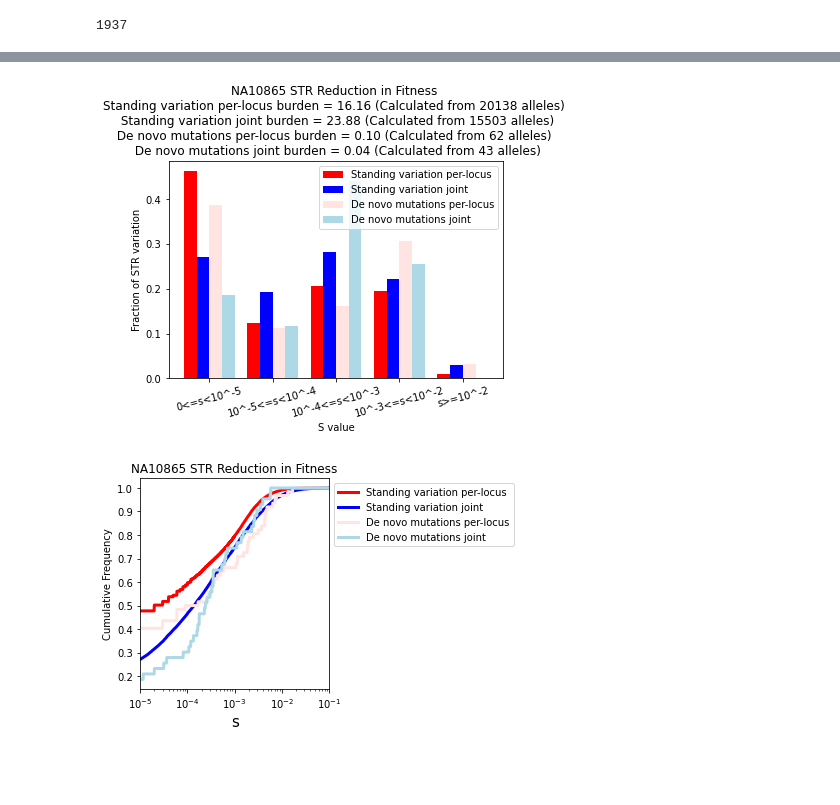
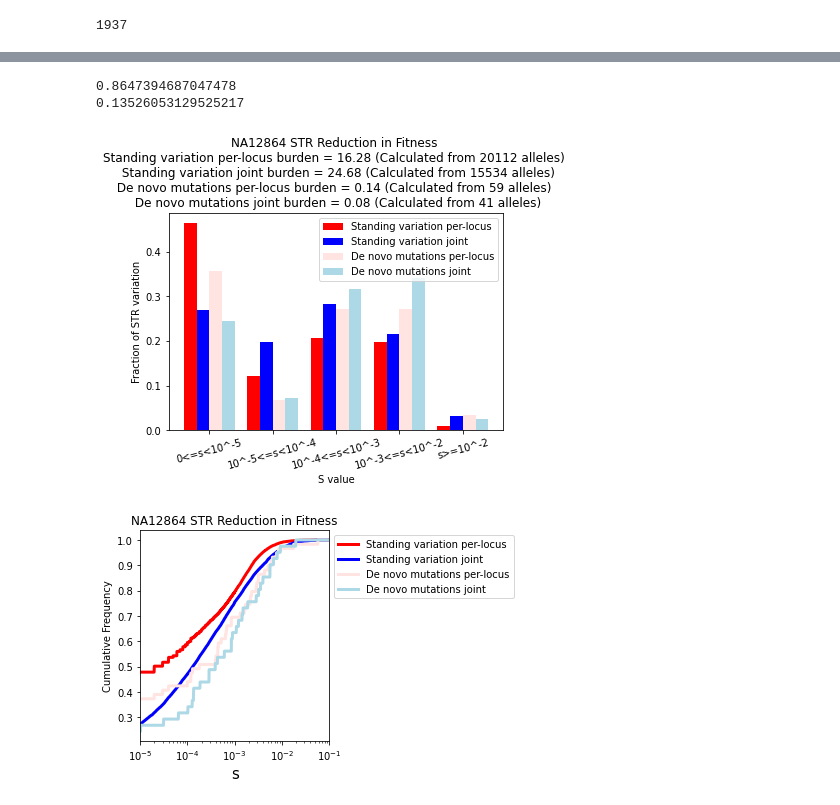
Before and after one commit to BonnieCSE/STRSelection, a Jupyter notebook: figures/Figure4.ipynb, the cells around one changed output, grey strips where cells are left out. Saved outputs shown, nothing was run; the diff lists cells and outputs as text; code cells hidden in the pictures; blank space fills up the shorter version.

Commit message:
update with de novo burden model

```diff
--- a/figures/Figure4.ipynb
+++ b/figures/Figure4.ipynb
@@ -85,7 +88,7 @@ sistr2_scores_file.close()
 #sample = 'NA06986'
 #sample = 'NA06994'
 #sample = 'HG01520'
-sample = 'NA10865' # Change sample name based on the sample you would like to analyze
+sample = 'NA12864' # Change sample name based on the sample you would like to analyze
 
 # Calculate burden from standing variation
 sample_info_file = open('/storage/BonnieH/selection_project/1000genomes/euro_allele_freqs/' + sample + '_filt.txt', 'r')
@@ -196,7 +199,7 @@ print(count_na)
 # Calculate burden from de novo mutations
 if calc_de_novo == True:
     sample_info_file = open('/storage/BonnieH/selection_project/1000genomes/euro_allele_freqs/' + sample+'_de_novos_sort_filt.txt', 'r')
-    sistr_scores_file = open('/storage/BonnieH/selection_project/1000genomes/euro_allele_freqs/SISTR_scores_non_intergenic_%s.txt'%(sample), 'r') #SISTR_per_locus_scores.txt
+    sistr_scores_file = open('/storage/BonnieH/selection_project/1000genomes/euro_allele_freqs/1kg_sistr_scores_non_intergenic_%s.txt'%(sample), 'r') #SISTR_per_locus_scores.txt
     sample_info_file.readline()
     sistr_scores_file.readline()
 
@@ -215,7 +218,7 @@ if calc_de_novo == True:
         opt_allele = int(info[5])
         if 1==1:# and per == 4:# and opt_allele >4:
             motif = info[6]
-            s = info[9]
+            s = info[7]
             if s == 'N/A':
                 count_na_de_novo = count_na_de_novo + 1
 
@@ -401,8 +404,17 @@ print(1-fitness)
 # %%
 if calc_de_novo == True:
     graph_all_together(sample, burden_list, burden_list_joint, de_novo_burden_list, de_novo_burden_list_joint)
+
+# Calculate multiplicative burden
+fitness = 1
+for burden_value in de_novo_burden_list:
+    fitness = fitness * (1 - burden_value)
+print(fitness)
+print(1-fitness)
 # %% [output]
+0.8647394687047478
+0.13526053129525217
-[figure, old version]
+[figure, new version]
 # %%
 def getCDF(s_list):
     bins_list = [0]
@@ -466,4 +478,4 @@ if calc_de_novo == True:
     fig.tight_layout()
     #plt.savefig(PLOTDIR + 'motif_analysis_per_%d.pdf'%(per),bbox_inches='tight')
 # %% [output]
-[figure, old version]
+[figure, new version]
```
Also changed, not shown: parts of 5 cells of this notebook.
